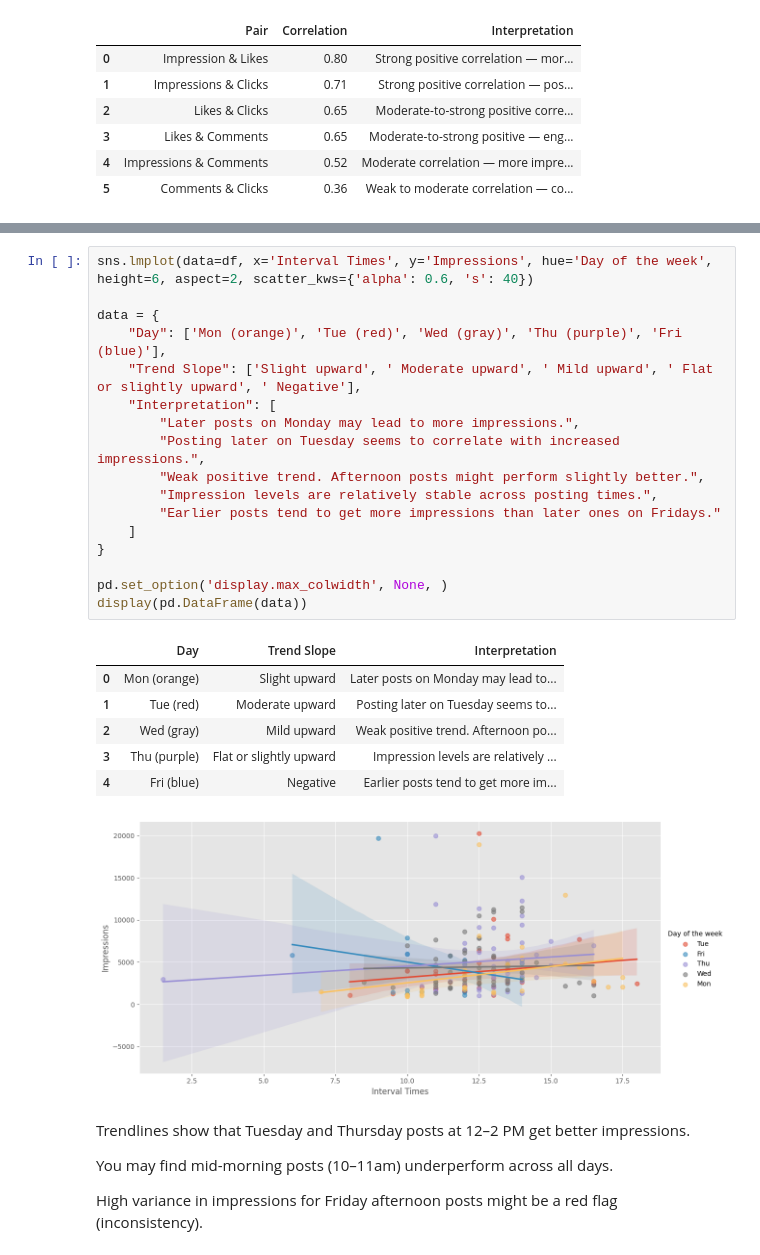
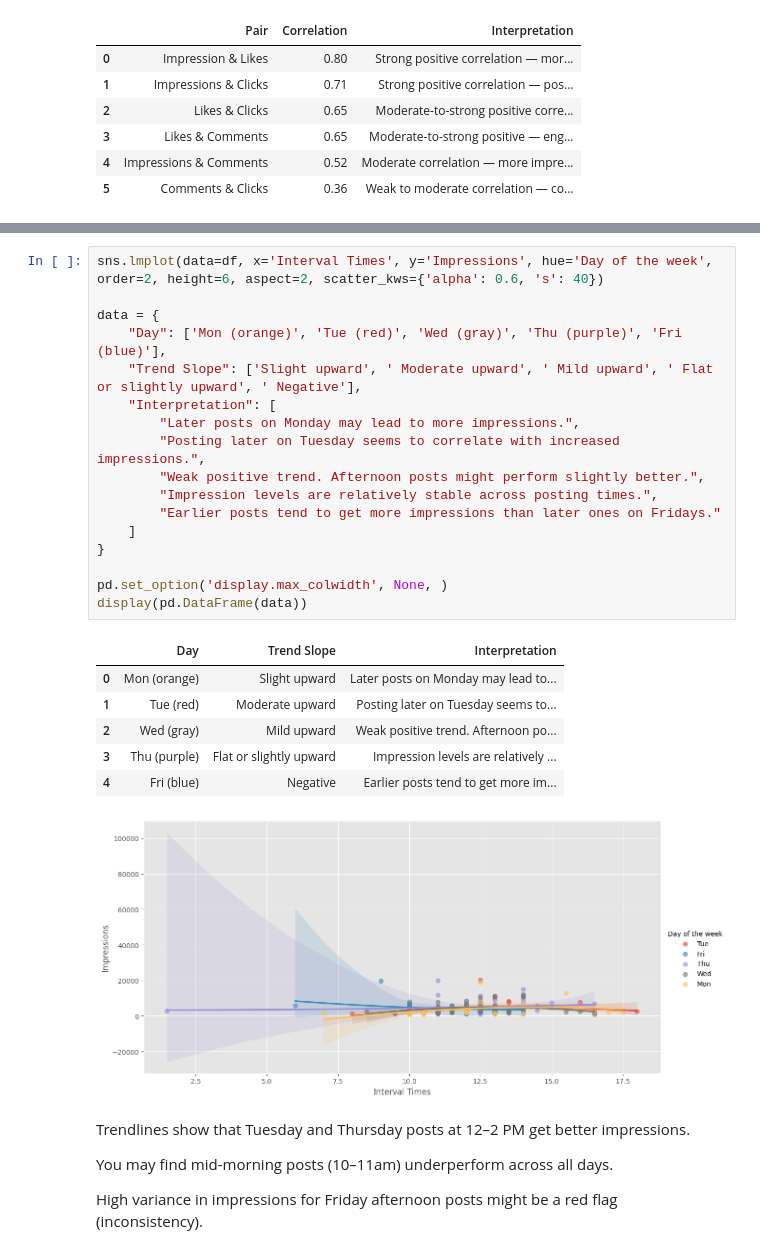
Before and after one commit to Licheng-Fang-Git/ML-Model, a Jupyter notebook: app.ipynb, the cells around one changed output, grey strips where cells are left out. Drawn from its saved outputs; the diff is of its cells as text.

```diff
--- a/app.ipynb
+++ b/app.ipynb
@@ -465,28 +466,28 @@ sns.barplot(data=df, x='Time Block', y='Impressions', hue='Day of the week')
 # %%
-sns.lmplot(data=df, x='Interval Times', y='Impressions', hue='Day of the week', height=6, aspect=2, scatter_kws={'alpha': 0.6, 's': 40})
+sns.lmplot(data=df, x='Interval Times', y='Impressions', hue='Day of the week', order=2, height=6, aspect=2, scatter_kws={'alpha': 0.6, 's': 40})
 
 data = {
     "Day": ['Mon (orange)', 'Tue (red)', 'Wed (gray)', 'Thu (purple)', 'Fri (blue)'],
     "Trend Slope": ['Slight upward', ' Moderate upward', ' Mild upward', ' Flat or slightly upward', ' Negative'],
     "Interpretation": [
         "Later posts on Monday may lead to more impressions.",
         "Posting later on Tuesday seems to correlate with increased impressions.",
         "Weak positive trend. Afternoon posts might perform slightly better.",
         "Impression levels are relatively stable across posting times.",
         "Earlier posts tend to get more impressions than later ones on Fridays."
     ]
 }
 
 pd.set_option('display.max_colwidth', None, )
 display(pd.DataFrame(data))
 # %% [output]
 |  | Day | Trend Slope | Interpretation |
 | 0 | Mon (orange) | Slight upward | Later posts on Monday may lead to... |
 | 1 | Tue (red) | Moderate upward | Posting later on Tuesday seems to... |
 | 2 | Wed (gray) | Mild upward | Weak positive trend. Afternoon po... |
 | 3 | Thu (purple) | Flat or slightly upward | Impression levels are relatively ... |
 | 4 | Fri (blue) | Negative | Earlier posts tend to get more im... |
-[figure, old version]
+[figure, new version]
 # %% [markdown]
 
 Trendlines show that Tuesday and Thursday posts at 12–2 PM get better impressions.
```
Also changed, not shown: parts of 6 cells of this notebook.
